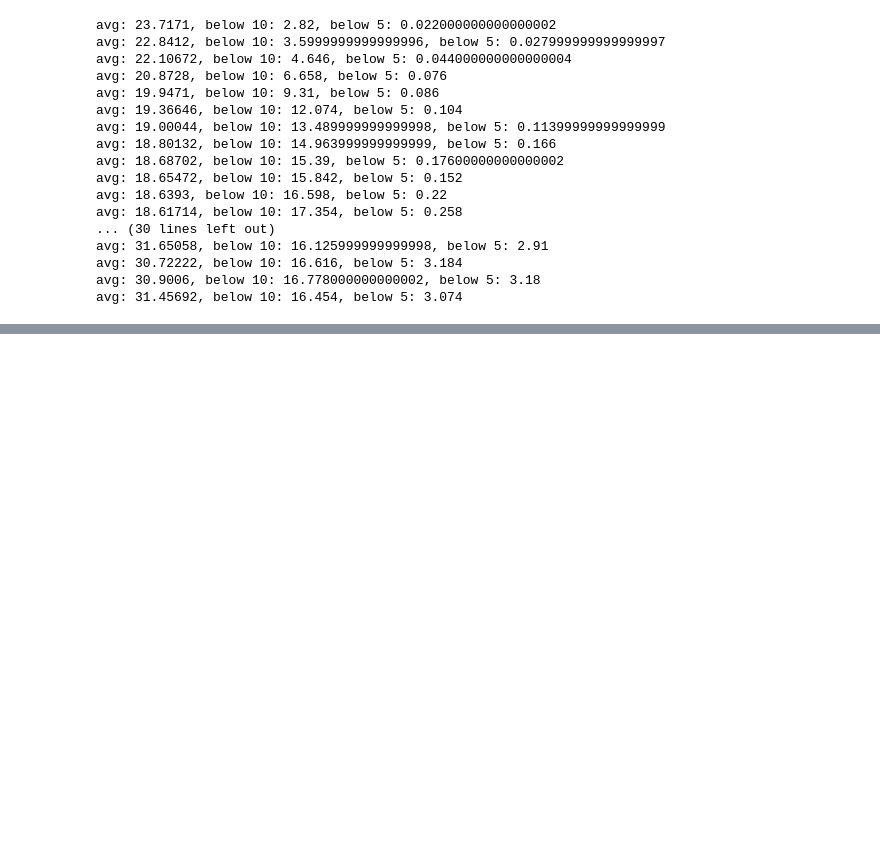
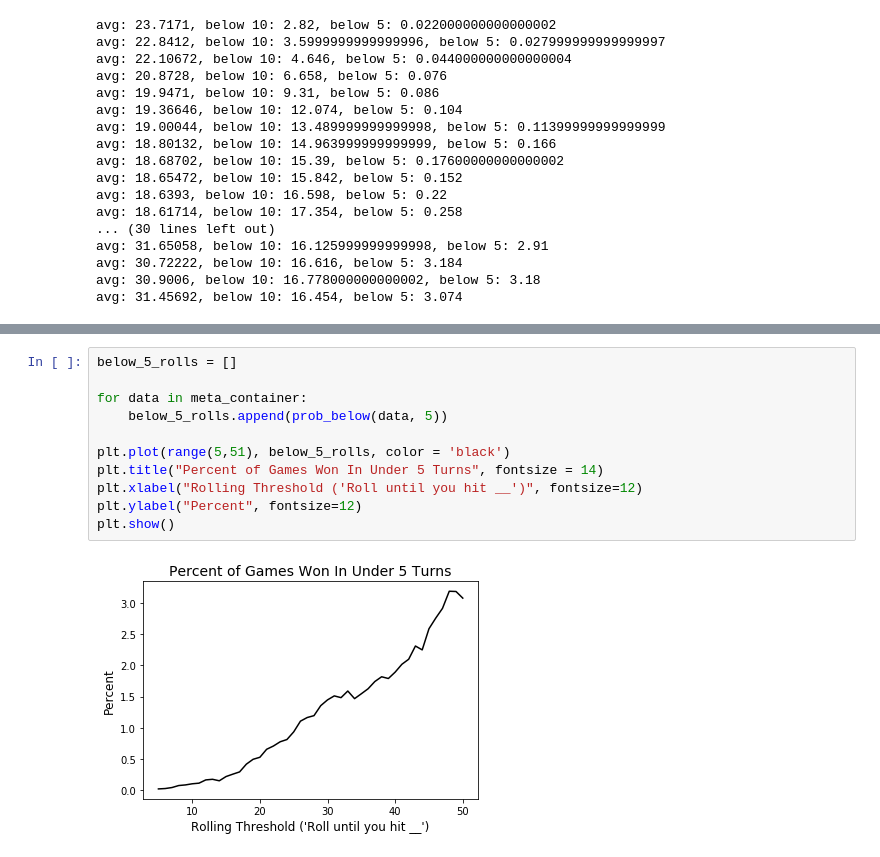
Before and after one commit to eonofrey/dice_game, a Jupyter notebook: Dice Game.ipynb, the cells around one changed output, grey strips where cells are left out. Drawn from its saved outputs; the diff is of its cells as text; blank space fills up the shorter version.

```diff
--- a/Dice Game.ipynb
+++ b/Dice Game.ipynb
@@ -658,0 +672,13 @@ avg: 31.45692, below 10: 16.454, below 5: 3.074
+# %%
+below_5_rolls = []
+
+for data in meta_container:
+    below_5_rolls.append(prob_below(data, 5))
+
+plt.plot(range(5,51), below_5_rolls, color = 'black')
+plt.title("Percent of Games Won In Under 5 Turns", fontsize = 14)
+plt.xlabel("Rolling Threshold ('Roll until you hit __')", fontsize=12)
+plt.ylabel("Percent", fontsize=12)
+plt.show()
+# %% [output]
+[figure, added]
```
Also changed, not shown: parts of 2 cells of this notebook.
